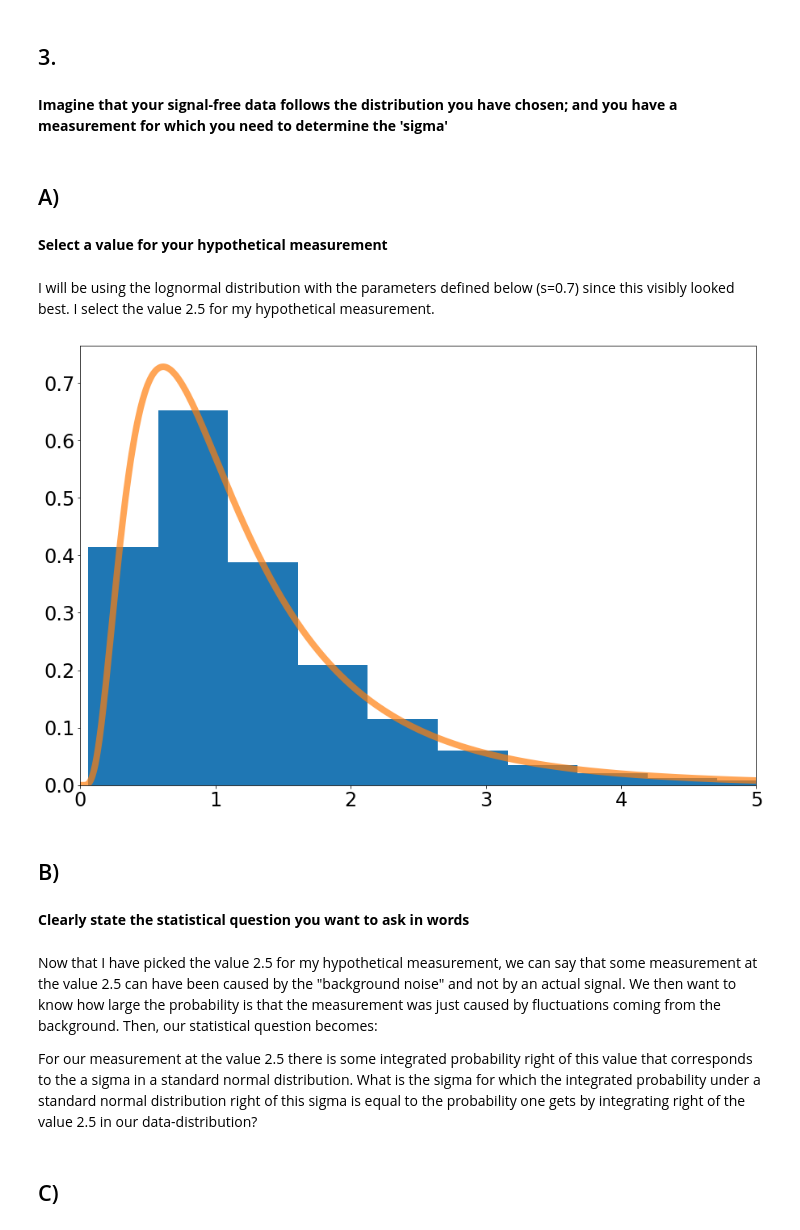
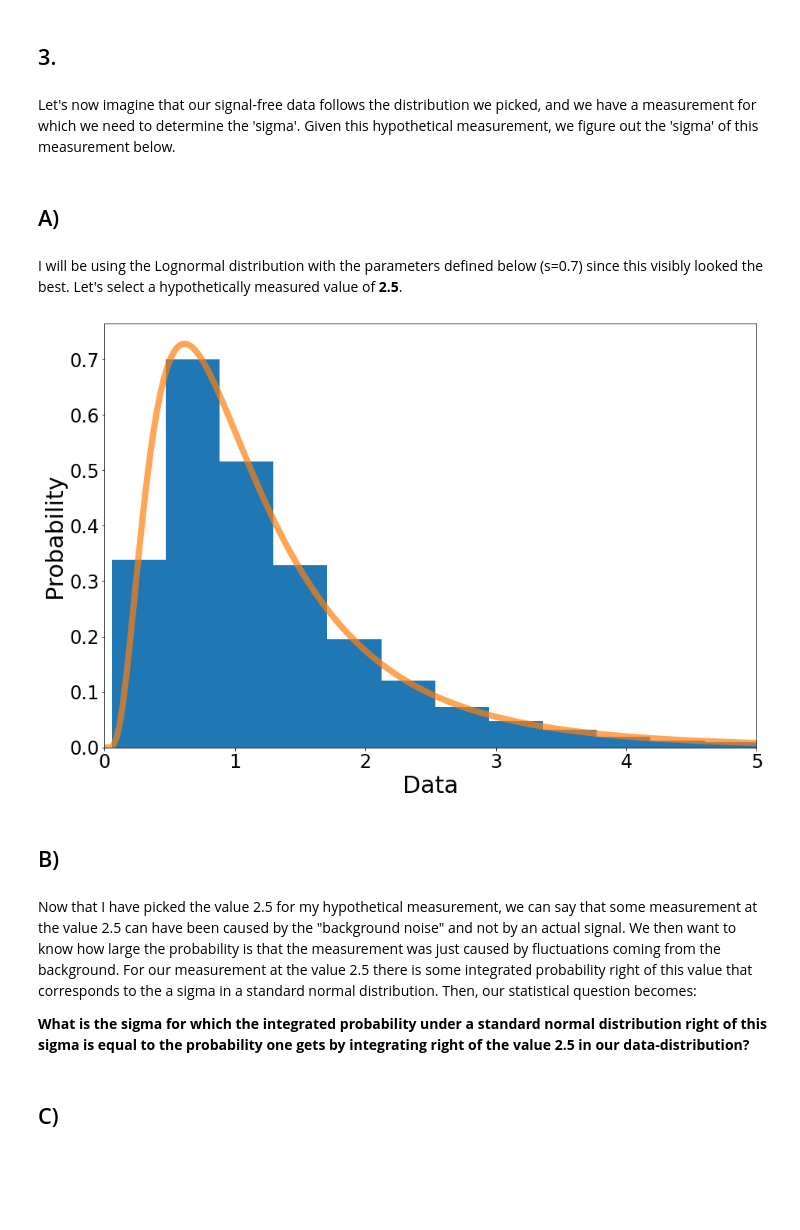
Before and after one commit to SOLHAUG13/Phys434_Autumn2021, a Jupyter notebook: Lab1/Lab1.ipynb, the cells around one changed output. Saved outputs shown, nothing was run; the diff lists cells and outputs as text; code cells hidden in the pictures; blank space fills up the shorter version.

```diff
--- a/Lab1/Lab1.ipynb
+++ b/Lab1/Lab1.ipynb
@@ -10,8 +18,10 @@ import matplotlib.pyplot as plt
 import scipy
 from scipy import stats
 
-#this sets the size of the plot to something useful
+# This sets the size of the plot to something useful
 plt.rcParams["figure.figsize"] = (15,10)
+# This sets the fontsize of the x- and y-labels
+fsize = 30
 # %% [markdown]
 ## A Little Statistics
 # %% [markdown]
@@ -220,35 +250,33 @@ plt.show()
 # %% [markdown]
 ## 3.
 # %% [markdown]
-**Imagine that your signal-free data follows the distribution you have chosen; and you have a measurement for which you need to determine the 'sigma'**
+Let's now imagine that our signal-free data follows the distribution we picked, and we have a measurement for which we need to determine the 'sigma'. Given this hypothetical measurement, we figure out the 'sigma' of this measurement below.
 # %% [markdown]
 ## A)
-# %% [markdown]
-**Select a value for your hypothetical measurement**
 # %% [markdown]
-I will be using the lognormal distribution with the parameters defined below (s=0.7) since this visibly looked best.
-I select the value 2.5 for my hypothetical measurement.
+I will be using the Lognormal distribution with the parameters defined below (s=0.7) since this visibly looked the best.
+Let's select a hypothetically measured value of **2.5**.
 # %%
 s = .7
 d = stats.lognorm.rvs(s, size = 100000)
 # %%
 fig, ax = plt.subplots(1, 1)
 ax.hist(d, 50, density=True)
 plt.tick_params(labelsize = 24)
 plt.xlim([0,5])
 x = np.linspace(0,5,1000)
 ax.plot(x,stats.lognorm.pdf(x, s),linewidth = 8,alpha = 0.7)
+ax.set_xlabel('Data', fontsize = fsize)
+ax.set_ylabel('Probability', fontsize = fsize)
 plt.show()
 # %% [output]
-[figure, old version]
+[figure, new version]
 # %% [markdown]
 ## B)
-# %% [markdown]
-**Clearly state the statistical question you want to ask in words**
 # %% [markdown]
-Now that I have picked the value 2.5 for my hypothetical measurement, we can say that some measurement at the value 2.5 can have been caused by the "background noise" and not by an actual signal. We then want to know how large the probability is that the measurement was just caused by fluctuations coming from the background. Then, our statistical question becomes:
+Now that I have picked the value 2.5 for my hypothetical measurement, we can say that some measurement at the value 2.5 can have been caused by the "background noise" and not by an actual signal. We then want to know how large the probability is that the measurement was just caused by fluctuations coming from the background. For our measurement at the value 2.5 there is some integrated probability right of this value that corresponds to the a sigma in a standard normal distribution. Then, our statistical question becomes:
 
-For our measurement at the value 2.5 there is some integrated probability right of this value that corresponds to the a sigma in a standard normal distribution. What is the sigma for which the integrated probability under a standard normal distribution right of this sigma is equal to the probability one gets by integrating right of the value 2.5 in our data-distribution?
+**What is the sigma for which the integrated probability under a standard normal distribution right of this sigma is equal to the probability one gets by integrating right of the value 2.5 in our data-distribution?**
 # %% [markdown]
 ## C)
 # %% [markdown]
```
Also changed, not shown: parts of 62 cells of this notebook, 3 other files.
